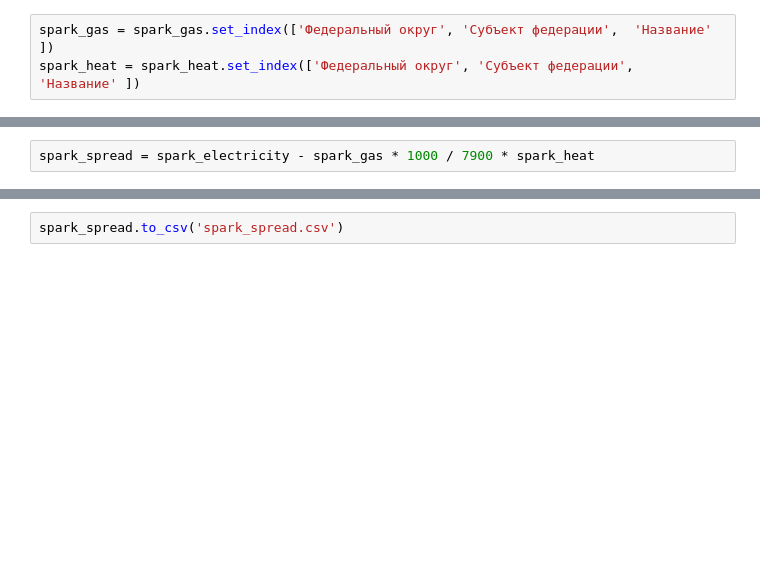
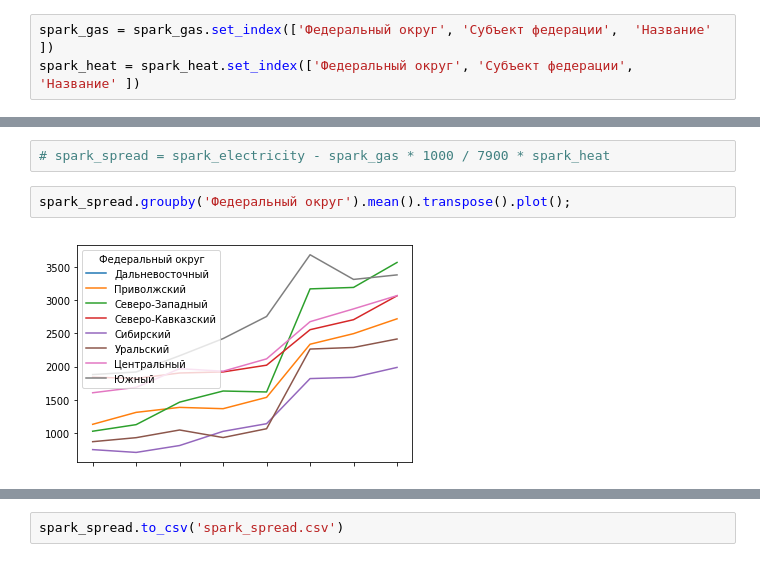
Before and after one commit to xenakas/py_projects, a Jupyter notebook: oil_indexes/oil_indexes.ipynb, the cells around one changed output, grey strips where cells are left out. Cells and saved outputs as stored; diff of their text form; blank space fills up the shorter version.

```diff
--- a/oil_indexes/oil_indexes.ipynb
+++ b/oil_indexes/oil_indexes.ipynb
@@ -2629,2 +2738,6 @@ spark_spread
 # %%
-spark_spread = spark_electricity - spark_gas * 1000 / 7900 * spark_heat
+# spark_spread = spark_electricity - spark_gas * 1000 / 7900 * spark_heat
+# %%
+spark_spread.groupby('Федеральный округ').mean().transpose().plot();
+# %% [output]
+[figure, added]
```
Also changed, not shown: parts of 47 cells of this notebook, 1 other file.
